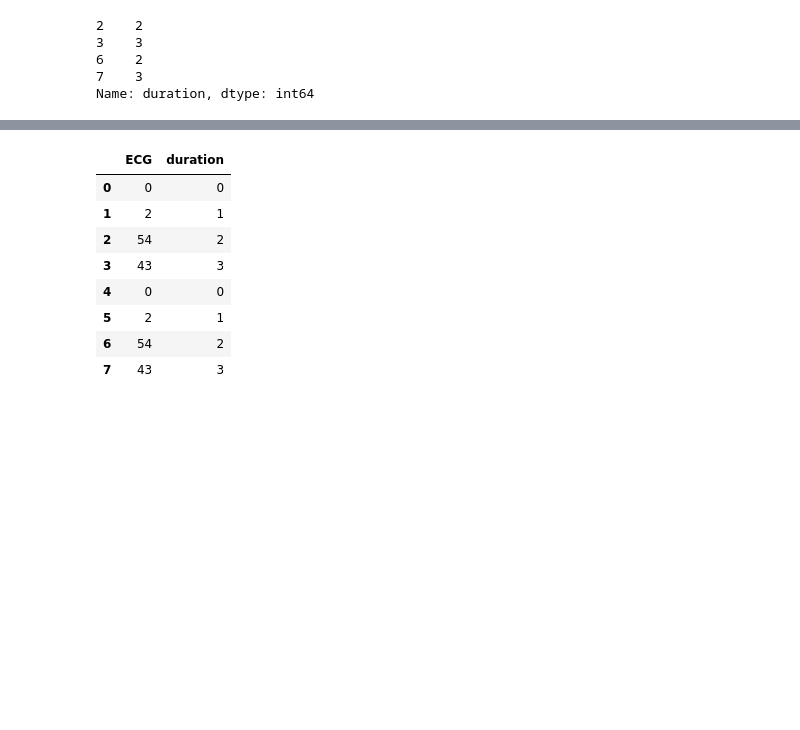
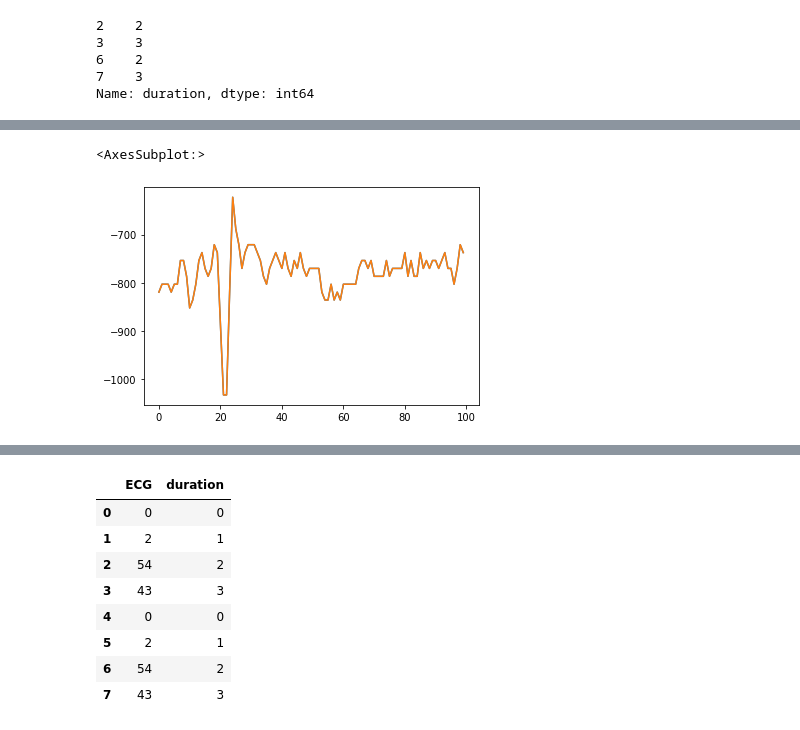
Before and after one commit to Aura-healthcare/Geneva_Health_Forum-HeartyPatch, a Jupyter notebook: data/visualisation.ipynb, the cells around one changed output, grey strips where cells are left out. Saved outputs shown, nothing was run; the diff lists cells and outputs as text; code cells hidden in the pictures; blank space fills up the shorter version.

```diff
--- a/data/visualisation.ipynb
+++ b/data/visualisation.ipynb
@@ -183,0 +230,15 @@ Name: duration, dtype: int64
+# %%
+from scipy.interpolate import interp1d
+
+y = temp_df['ECG']
+x = temp_df.index
+f = interp1d(x, y)
+f2 = f = interp1d(x, y, kind='cubic')
+
+
+limiter = 100
+sns.lineplot(x[:limiter], f(x[:limiter]))
+sns.lineplot(x[:limiter], f2(x[:limiter]))
+# %% [output]
+<AxesSubplot:>
+[figure, added]
```
Also changed, not shown: parts of 15 cells of this notebook, 6 other files.
